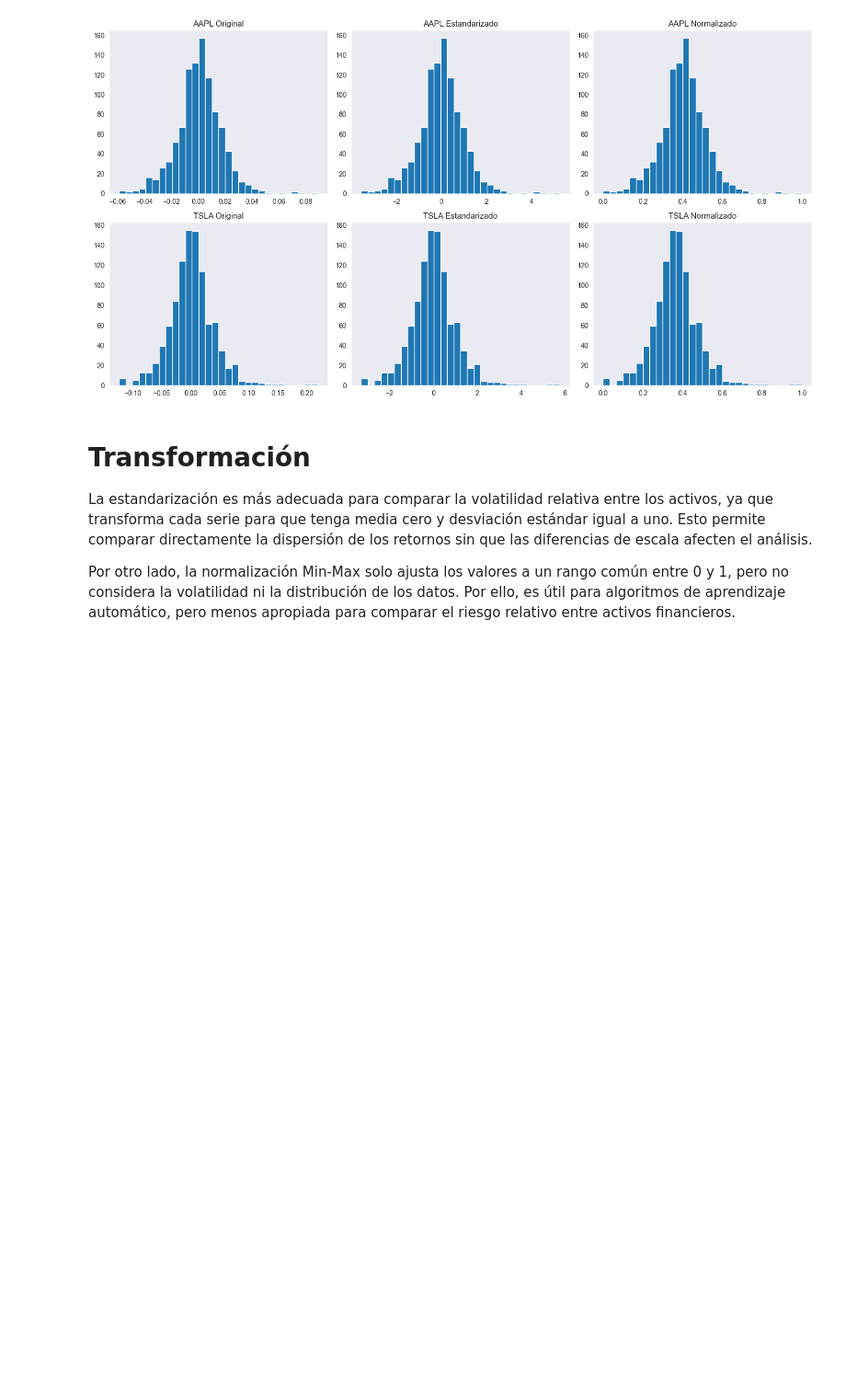
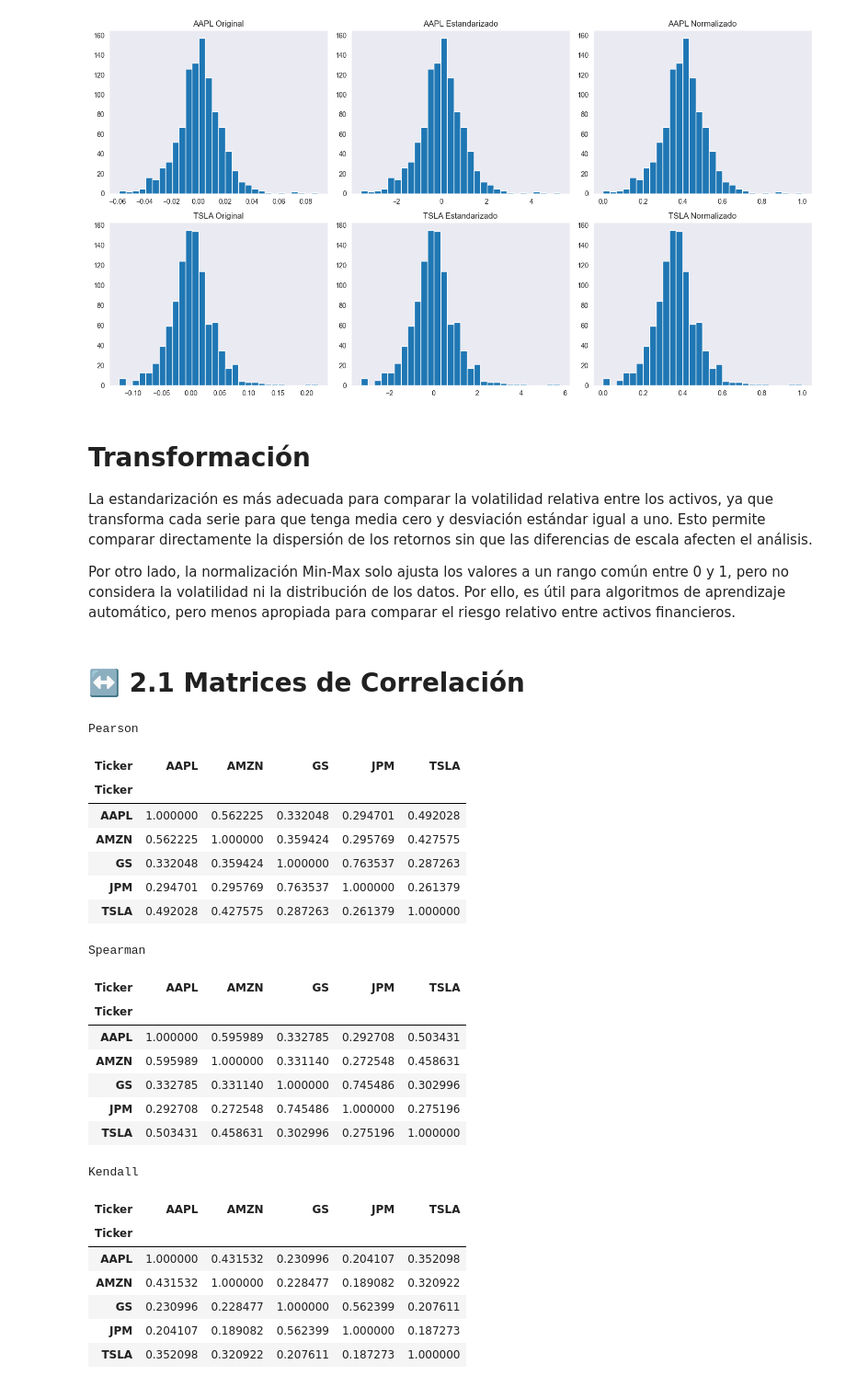
Before and after one commit to Antoniacifuentes/ds_finance_cifuentes, a Jupyter notebook: notebooks/hw2.ipynb, the cells around one changed output. Shown at 92% size. Cells and saved outputs as stored; diff of their text form; code cells hidden in the pictures; blank space fills up the shorter version.

```diff
--- a/notebooks/hw2.ipynb
+++ b/notebooks/hw2.ipynb
@@ -275,3 +276,45 @@ plt.show()
 La estandarización es más adecuada para comparar la volatilidad relativa entre los activos, ya que transforma cada serie para que tenga media cero y desviación estándar igual a uno. Esto permite comparar directamente la dispersión de los retornos sin que las diferencias de escala afecten el análisis.
 
 Por otro lado, la normalización Min-Max solo ajusta los valores a un rango común entre 0 y 1, pero no considera la volatilidad ni la distribución de los datos. Por ello, es útil para algoritmos de aprendizaje automático, pero menos apropiada para comparar el riesgo relativo entre activos financieros.
+# %% [markdown]
+# ↔️ 2.1 Matrices de Correlación
+# %%
+# Matrices de correlación
+
+corr_pearson = retornos_simples.corr(method="pearson")
+corr_spearman = retornos_simples.corr(method="spearman")
+corr_kendall = retornos_simples.corr(method="kendall")
+
+print("Pearson")
+display(corr_pearson)
+
+print("Spearman")
+display(corr_spearman)
+
+print("Kendall")
+display(corr_kendall)
+# %% [output]
+Pearson
+| Ticker | AAPL | AMZN | GS | JPM | TSLA |
+| Ticker |  |  |  |  |  |
+| AAPL | 1.000000 | 0.562225 | 0.332048 | 0.294701 | 0.492028 |
+| AMZN | 0.562225 | 1.000000 | 0.359424 | 0.295769 | 0.427575 |
+| GS | 0.332048 | 0.359424 | 1.000000 | 0.763537 | 0.287263 |
+| JPM | 0.294701 | 0.295769 | 0.763537 | 1.000000 | 0.261379 |
+| TSLA | 0.492028 | 0.427575 | 0.287263 | 0.261379 | 1.000000 |
+Spearman
+| Ticker | AAPL | AMZN | GS | JPM | TSLA |
+| Ticker |  |  |  |  |  |
+| AAPL | 1.000000 | 0.595989 | 0.332785 | 0.292708 | 0.503431 |
+| AMZN | 0.595989 | 1.000000 | 0.331140 | 0.272548 | 0.458631 |
+| GS | 0.332785 | 0.331140 | 1.000000 | 0.745486 | 0.302996 |
+| JPM | 0.292708 | 0.272548 | 0.745486 | 1.000000 | 0.275196 |
+| TSLA | 0.503431 | 0.458631 | 0.302996 | 0.275196 | 1.000000 |
+Kendall
+| Ticker | AAPL | AMZN | GS | JPM | TSLA |
+| Ticker |  |  |  |  |  |
+| AAPL | 1.000000 | 0.431532 | 0.230996 | 0.204107 | 0.352098 |
+| AMZN | 0.431532 | 1.000000 | 0.228477 | 0.189082 | 0.320922 |
+| GS | 0.230996 | 0.228477 | 1.000000 | 0.562399 | 0.207611 |
+| JPM | 0.204107 | 0.189082 | 0.562399 | 1.000000 | 0.187273 |
+| TSLA | 0.352098 | 0.320922 | 0.207611 | 0.187273 | 1.000000 |
```
Also changed, not shown: parts of 34 cells of this notebook.
